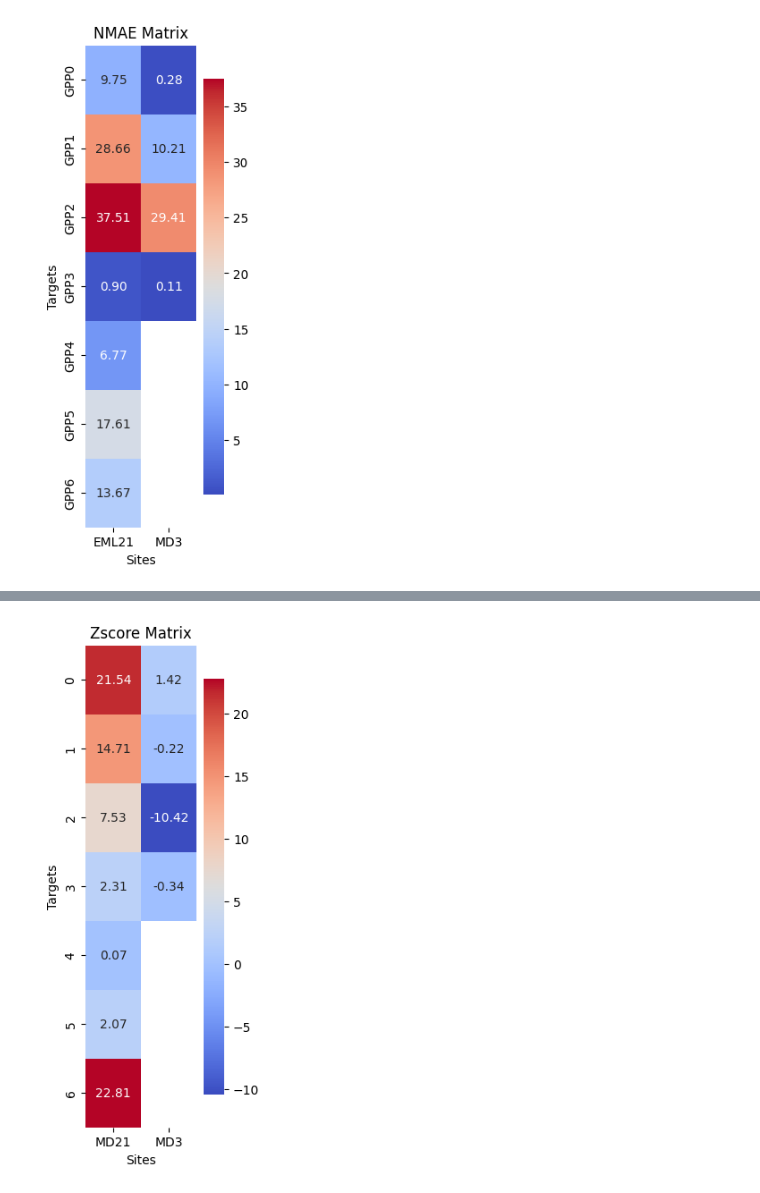
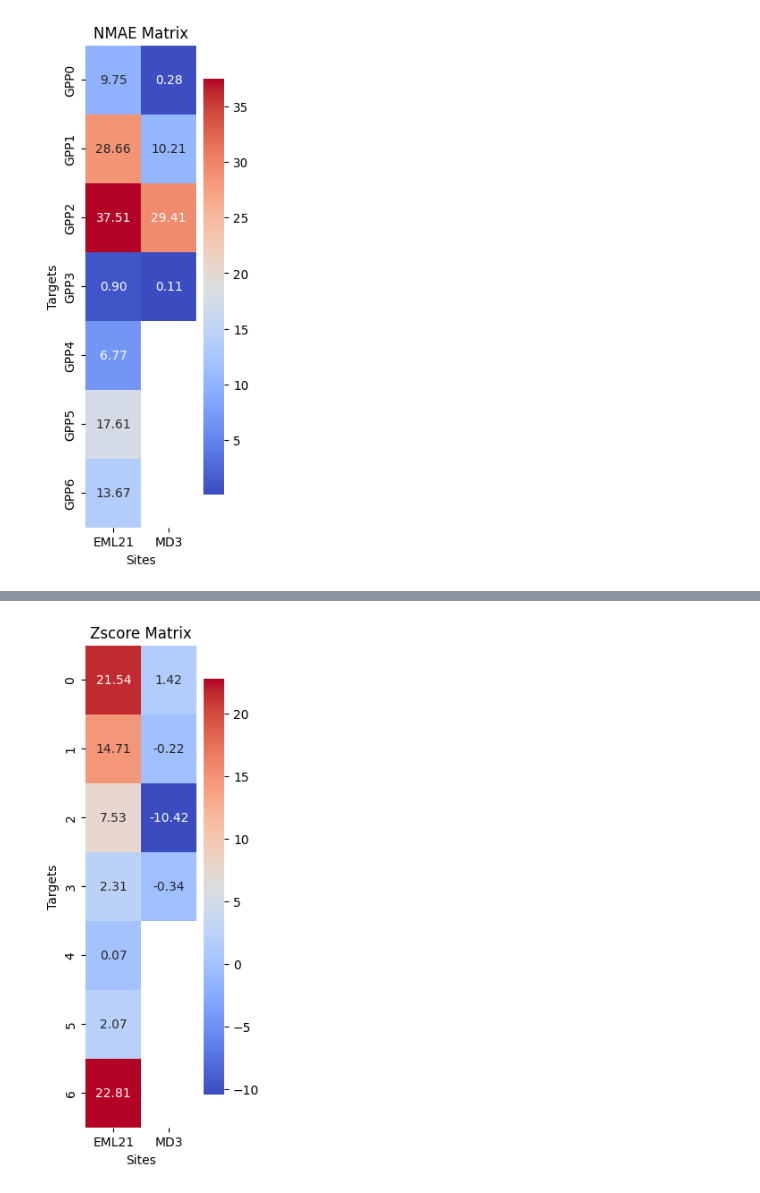
Before and after one commit to whrc/MADS-TEM-calibration, a Jupyter notebook: Paper_Figures.ipynb, the cells around one changed output, grey strips where cells are left out. Saved outputs shown, nothing was run; the diff lists cells and outputs as text; code cells hidden in the pictures.

```diff
--- a/Paper_Figures.ipynb
+++ b/Paper_Figures.ipynb
@@ -144,9 +144,9 @@ site_metric_matrix(nmae_matrix.iloc[:7,:], 'NMAE')
 # %%
 z=z_score(ymodel,df_model,output_name)
 z = pd.Series(z, dtype=float)
 z_3=z_score(ymodel_MD3,df_model_MD3,output_name_MD3)
 z_3 = pd.Series(z_3, dtype=float)
-z_matrix = pd.DataFrame({'MD21': z, 'MD3': z_3[:4]})
+z_matrix = pd.DataFrame({'EML21': z, 'MD3': z_3[:4]})
 site_metric_matrix(z_matrix.iloc[:7,:], 'Zscore')
 # %% [output]
-[figure, old version]
+[figure, new version]
```
Also changed, not shown: parts of 4 cells of this notebook.
